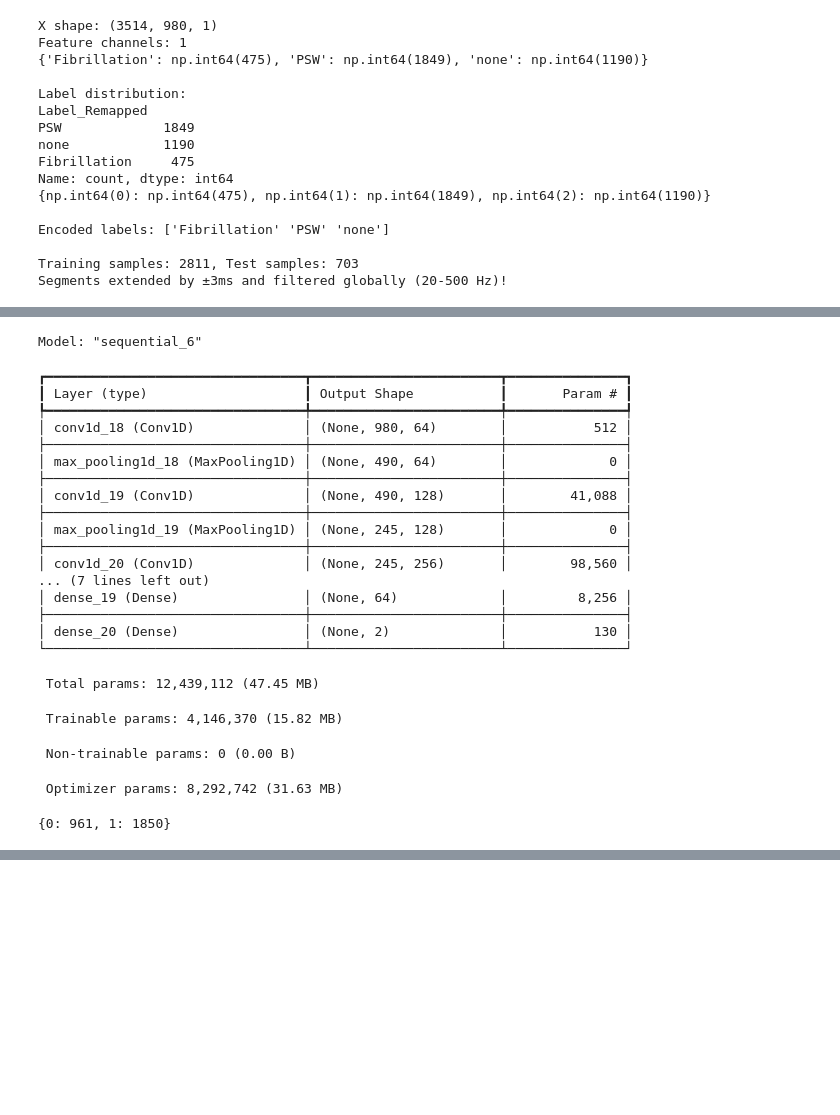
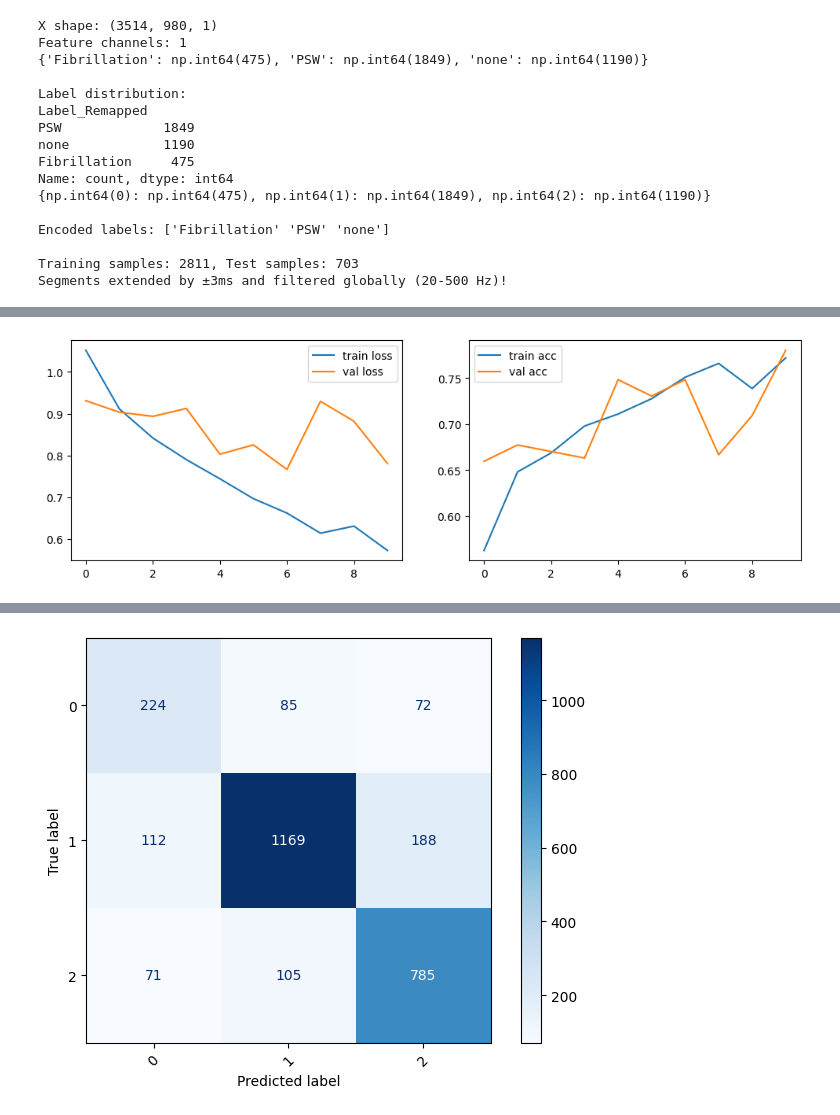
Before and after one commit to joaquin-mari/EMG-Thesis, a Jupyter notebook: cnn.ipynb, the cells around one changed output, grey strips where cells are left out. Saved outputs shown, nothing was run; the diff lists cells and outputs as text; code cells hidden in the pictures; blank space fills up the shorter version.

```diff
--- a/cnn.ipynb
+++ b/cnn.ipynb
@@ -111,6 +83,7 @@ def remap_label(label):
         return 'none'
     else:
         return str(label)
+
 def labels_to_string(label):
     label_lower = str(label).strip().lower()
     if label_lower == "nan":
@@ -118,28 +91,12 @@ def labels_to_string(label):
     else:
         return str(label)
 
-
-
 df['Label_Remapped'] = df['Label'].apply(labels_to_string)
 y = df['Label_Remapped']
-unique, counts = np.unique(y, return_counts=True)
-print(dict(zip(unique, counts)))
-
-print("\nLabel distribution:")
-print(y.value_counts())
-
-le = LabelEncoder()
-y = le.fit_transform(y)
-
-unique, counts = np.unique(y, return_counts=True)
-print(dict(zip(unique, counts)))
-
-print("\nEncoded labels:", le.classes_)
 
 X_train, X_test, y_train, y_test = train_test_split(X, y, test_size=0.20, random_state=42)
 
-print(f"\nTraining samples: {len(X_train)}, Test samples: {len(X_test)}")
-print(f"Segments extended by ±{SEGMENT_EXTENSION_MS}ms and filtered globally (20-500 Hz)!")
+y_train, y_test = encode_labels(y_train, y_test)
 # %% [output]
 X shape: (3514, 980, 1)
 Feature channels: 1
@@ -213,20 +134,9 @@ y_train.shape
-# %%
-optimizer = tf.keras.optimizers.Adam(learning_rate=1e-4)
-model.compile(optimizer=optimizer,
-              loss='sparse_categorical_crossentropy',
-              metrics=['acc'])
-
-monitor = EarlyStopping(monitor='val_loss',
-                        mode='min',
-                        restore_best_weights=True,
-                        patience=5)
 # %%
 from tensorflow import keras
 from sklearn.utils import shuffle
-print(keras.__version__)
 
 model.compile(
-    optimizer='adam',
+    optimizer=get_optimizer(),
     loss='sparse_categorical_crossentropy',
     metrics=["accuracy"]
 )
@@ -234,6 +144,6 @@ X_train, y_train = shuffle(X_train, y_train, random_state=42)
 history = model.fit(X_train, y_train,
                     epochs=100,
                     validation_split=0.1,
-                    callbacks=[monitor],
-                    class_weight=class_weights)
+                    callbacks=[get_monitor()],
+                    class_weight=get_class_weights(y_train))
 # %% [output]
@@ -345,30 +176,9 @@ ValueError: Number of classes, 3, does not match size of target_names, 2. Try sp
-# %%
-model.summary()
-# %% [output]
-Model: "sequential_6"
-┏━━━━━━━━━━━━━━━━━━━━━━━━━━━━━━━━━┳━━━━━━━━━━━━━━━━━━━━━━━━┳━━━━━━━━━━━━━━━┓
-┃ Layer (type)                    ┃ Output Shape           ┃       Param # ┃
-┡━━━━━━━━━━━━━━━━━━━━━━━━━━━━━━━━━╇━━━━━━━━━━━━━━━━━━━━━━━━╇━━━━━━━━━━━━━━━┩
-│ conv1d_18 (Conv1D)              │ (None, 980, 64)        │           512 │
-├─────────────────────────────────┼────────────────────────┼───────────────┤
-│ max_pooling1d_18 (MaxPooling1D) │ (None, 490, 64)        │             0 │
-├─────────────────────────────────┼────────────────────────┼───────────────┤
-│ conv1d_19 (Conv1D)              │ (None, 490, 128)       │        41,088 │
-├─────────────────────────────────┼────────────────────────┼───────────────┤
-│ max_pooling1d_19 (MaxPooling1D) │ (None, 245, 128)       │             0 │
-├─────────────────────────────────┼────────────────────────┼───────────────┤
-│ conv1d_20 (Conv1D)              │ (None, 245, 256)       │        98,560 │
-... (7 lines left out)
-│ dense_19 (Dense)                │ (None, 64)             │         8,256 │
-├─────────────────────────────────┼────────────────────────┼───────────────┤
-│ dense_20 (Dense)                │ (None, 2)              │           130 │
-└─────────────────────────────────┴────────────────────────┴───────────────┘
- Total params: 12,439,112 (47.45 MB)
- Trainable params: 4,146,370 (15.82 MB)
- Non-trainable params: 0 (0.00 B)
- Optimizer params: 8,292,742 (31.63 MB)
-# %%
-unique, counts = np.unique(y_train, return_counts=True)
-print(dict(zip(unique, counts)))
-# %% [output]
-{0: 961, 1: 1850}
+# %%
+plot_training_history(history)
+
+y_pred = model.predict(X_train)
+y_pred_classes = np.argmax(y_pred, axis=1)
+
+plot_confusion_matrix(y_train, y_pred_classes)
+# %% [output]
+[figure, added]
@@ -374,0 +186 @@ print(dict(zip(unique, counts)))
+[figure, added]
```
Also changed, not shown: parts of 8 cells of this notebook, 13 other files.
